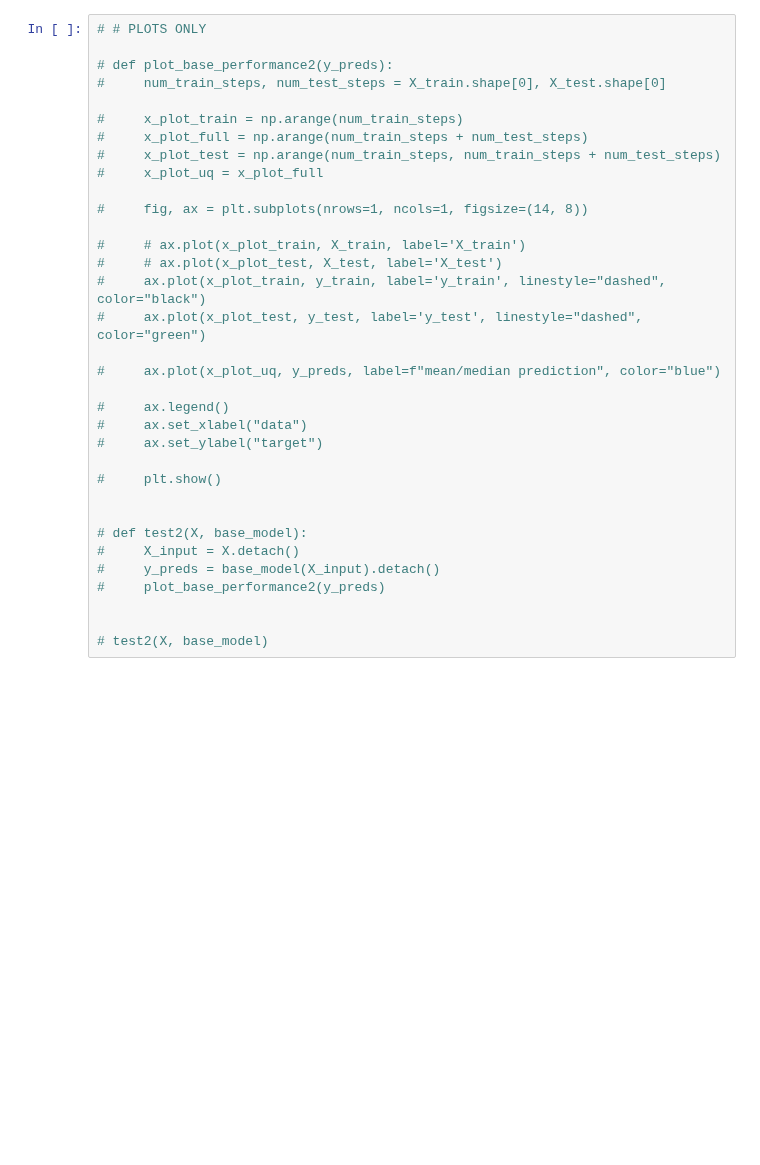
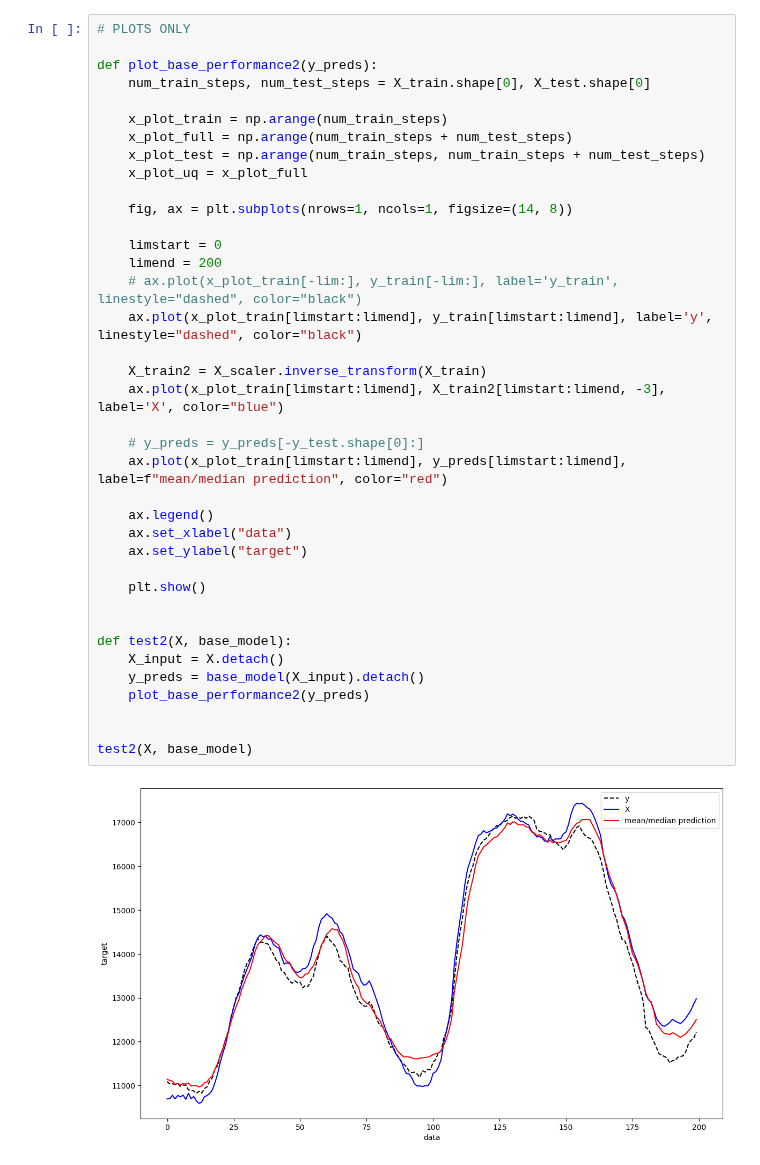
Before and after one commit to MischaDy/electricity-uq, a Jupyter notebook: laplace_bugfix_test3.ipynb, the cells around one changed output. Cells and saved outputs as stored; diff of their text form; blank space fills up the shorter version.

```diff
--- a/laplace_bugfix_test3.ipynb
+++ b/laplace_bugfix_test3.ipynb
@@ -250,34 +261,40 @@ test(X, base_model)
 # %%
-# # PLOTS ONLY
+# PLOTS ONLY
 
-# def plot_base_performance2(y_preds):
-#     num_train_steps, num_test_steps = X_train.shape[0], X_test.shape[0]
+def plot_base_performance2(y_preds):
+    num_train_steps, num_test_steps = X_train.shape[0], X_test.shape[0]
 
-#     x_plot_train = np.arange(num_train_steps)
-#     x_plot_full = np.arange(num_train_steps + num_test_steps)
-#     x_plot_test = np.arange(num_train_steps, num_train_steps + num_test_steps)
-#     x_plot_uq = x_plot_full
+    x_plot_train = np.arange(num_train_steps)
+    x_plot_full = np.arange(num_train_steps + num_test_steps)
+    x_plot_test = np.arange(num_train_steps, num_train_steps + num_test_steps)
+    x_plot_uq = x_plot_full
 
-#     fig, ax = plt.subplots(nrows=1, ncols=1, figsize=(14, 8))
+    fig, ax = plt.subplots(nrows=1, ncols=1, figsize=(14, 8))
 
-#     # ax.plot(x_plot_train, X_train, label='X_train')
-#     # ax.plot(x_plot_test, X_test, label='X_test')
-#     ax.plot(x_plot_train, y_train, label='y_train', linestyle="dashed", color="black")
-#     ax.plot(x_plot_test, y_test, label='y_test', linestyle="dashed", color="green")
+    limstart = 0
+    limend = 200
+    # ax.plot(x_plot_train[-lim:], y_train[-lim:], label='y_train', linestyle="dashed", color="black")
+    ax.plot(x_plot_train[limstart:limend], y_train[limstart:limend], label='y', linestyle="dashed", color="black")
 
-#     ax.plot(x_plot_uq, y_preds, label=f"mean/median prediction", color="blue")
+    X_train2 = X_scaler.inverse_transform(X_train)
+    ax.plot(x_plot_train[limstart:limend], X_train2[limstart:limend, -3], label='X', color="blue")
 
-#     ax.legend()
-#     ax.set_xlabel("data")
-#     ax.set_ylabel("target")
+    # y_preds = y_preds[-y_test.shape[0]:]
+    ax.plot(x_plot_train[limstart:limend], y_preds[limstart:limend], label=f"mean/median prediction", color="red")
 
-#     plt.show()
+    ax.legend()
+    ax.set_xlabel("data")
+    ax.set_ylabel("target")
+
+    plt.show()
 
 
-# def test2(X, base_model):
-#     X_input = X.detach()
-#     y_preds = base_model(X_input).detach()
-#     plot_base_performance2(y_preds)
+def test2(X, base_model):
+    X_input = X.detach()
+    y_preds = base_model(X_input).detach()
+    plot_base_performance2(y_preds)
 
 
-# test2(X, base_model)
+test2(X, base_model)
+# %% [output]
+[figure, added]
```
Also changed, not shown: parts of 4 cells of this notebook, 3 other files.
